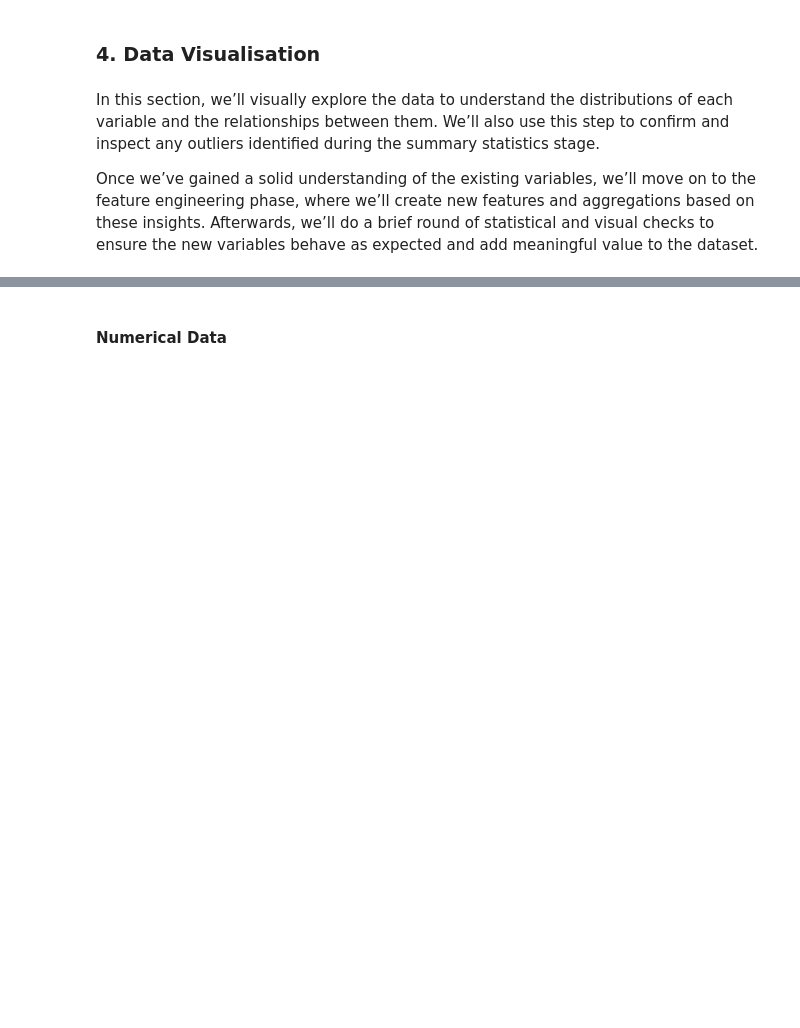
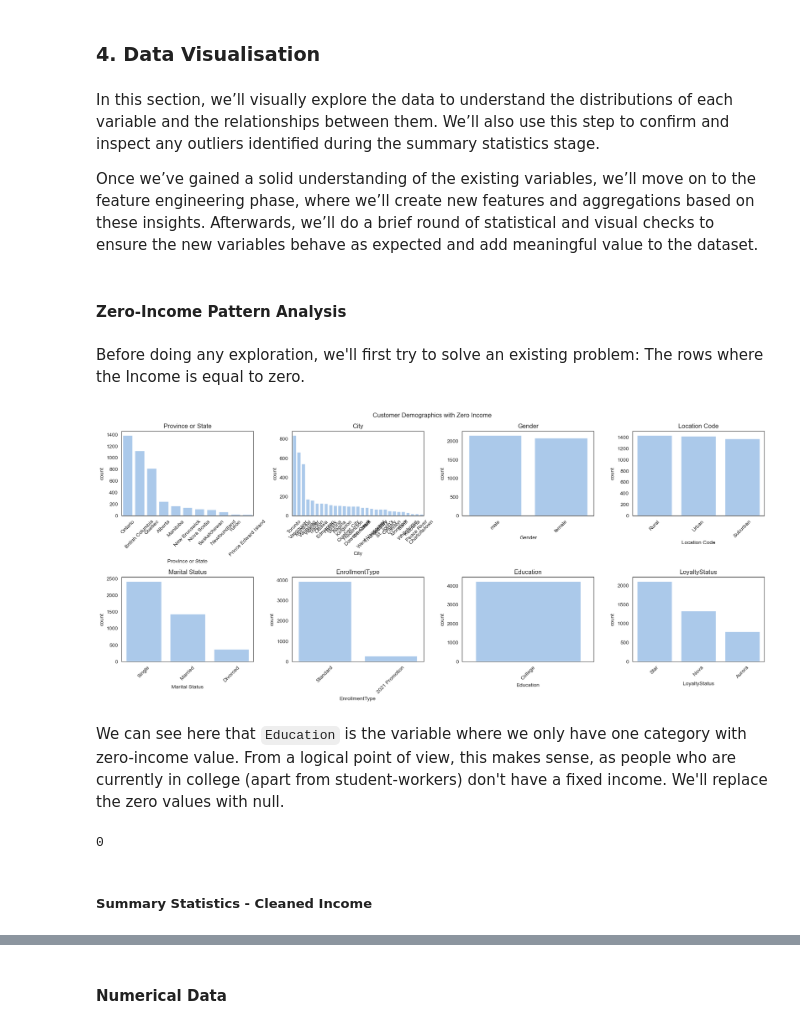
Before and after one commit to lCarvas/data-mining, a Jupyter notebook: src/Group94_EDA_Code.ipynb, the cells around one changed output, grey strips where cells are left out. Saved outputs shown, nothing was run; the diff lists cells and outputs as text; code cells hidden in the pictures; blank space fills up the shorter version.

Commit message:
Visualisations Yippieeeeee

```diff
--- a/src/Group94_EDA_Code.ipynb
+++ b/src/Group94_EDA_Code.ipynb
@@ -410,3 +671,35 @@ Overall, we can conclude that every numerical variable of this dataset is left-s
 In this section, we’ll visually explore the data to understand the distributions of each variable and the relationships between them. We’ll also use this step to confirm and inspect any outliers identified during the summary statistics stage.
 
 Once we’ve gained a solid understanding of the existing variables, we’ll move on to the feature engineering phase, where we’ll create new features and aggregations based on these insights. Afterwards, we’ll do a brief round of statistical and visual checks to ensure the new variables behave as expected and add meaningful value to the dataset.
+# %%
+sns.set_palette('pastel')
+sns.set_style("white")
+# %% [markdown]
+#### Zero-Income Pattern Analysis
+# %% [markdown]
+Before doing any exploration, we'll first try to solve an existing problem: The rows where the Income is equal to zero.
+# %%
+# Graphs to see what kind of customer has zero income
+fig, axes = plt.subplots(nrows=2, ncols=4, figsize=(18, 8))
+axes = axes.flatten()
+for i, variable in enumerate(customer_nominal_variables + customer_ordinal_variables):
+    sns.countplot(data=customerDB_copy[customerDB_copy['Income'] == 0], x=variable, order=customerDB_copy[customerDB_copy['Income'] == 0][variable].value_counts().index, ax=axes[i])
+    axes[i].set_title(variable)
+    axes[i].tick_params(axis='x', rotation=45)
+plt.suptitle("Customer Demographics with Zero Income")
+plt.tight_layout()
+plt.show()
+# %% [output]
+[figure, added]
+# %% [markdown]
+We can see here that `Education` is the variable where we only have one category with zero-income value. From a logical point of view, this makes sense, as people who are currently in college (apart from student-workers) don't have a fixed income. We'll replace the zero values with null.
+# %%
+# Just checking to see how many college-educated customers have non-zero and non-null income
+is_college = customerDB_copy['Education'] == 'College'
+college_count = is_college.sum()
+college_zero_income_count = (is_college & (customerDB_copy['Income'] == 0)).sum()
+college_null_income_count = (is_college & customerDB_copy['Income'].isna()).sum()
+remaining_college_income_count = college_count - (college_zero_income_count + college_null_income_count)
+print(remaining_college_income_count)
+# %% [output]
+0
@@ -412,0 +708,2 @@ Once we’ve gained a solid understanding of the existing variables, we’ll mov
+# %% [markdown]
+##### Summary Statistics - Cleaned Income
```
Also changed, not shown: parts of 54 cells of this notebook.
